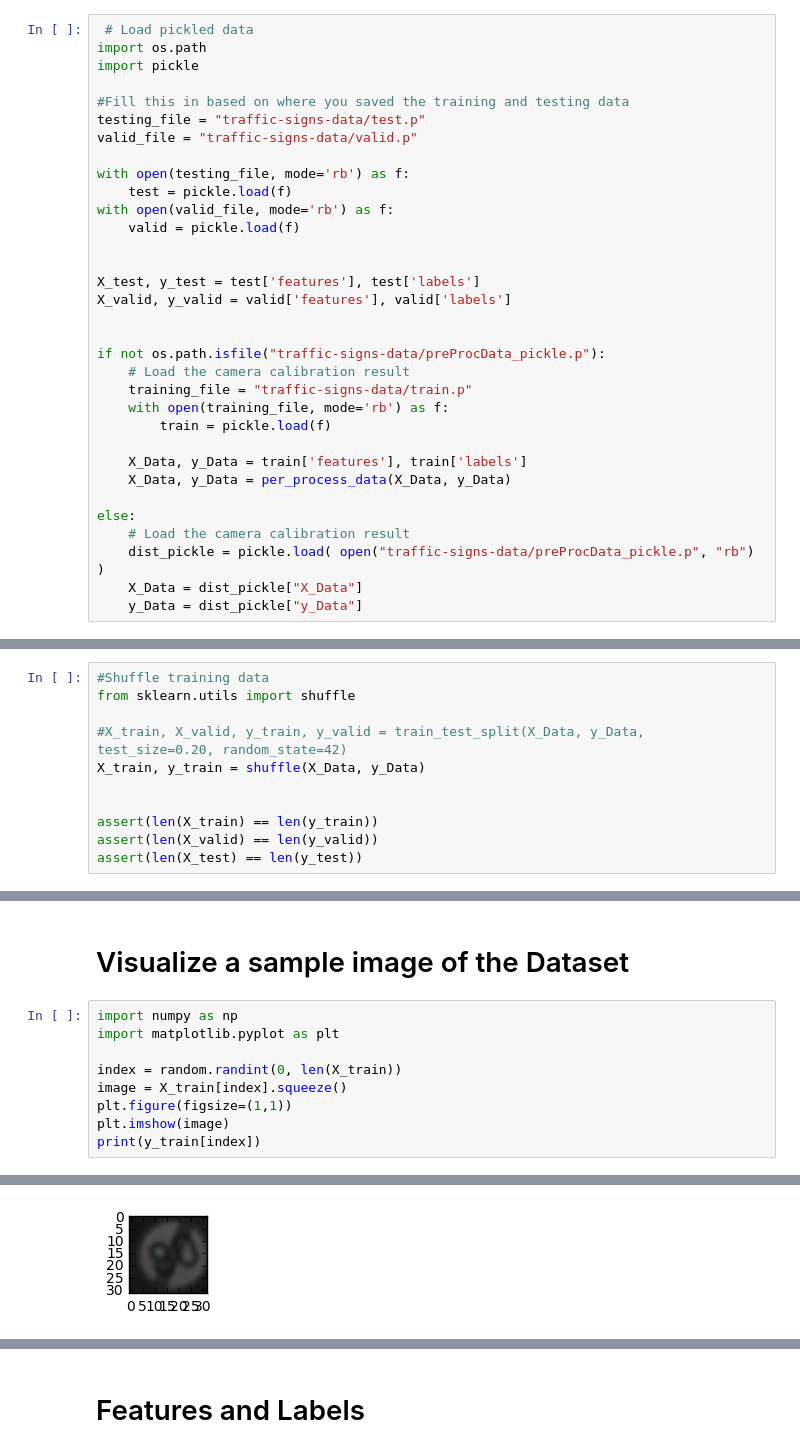
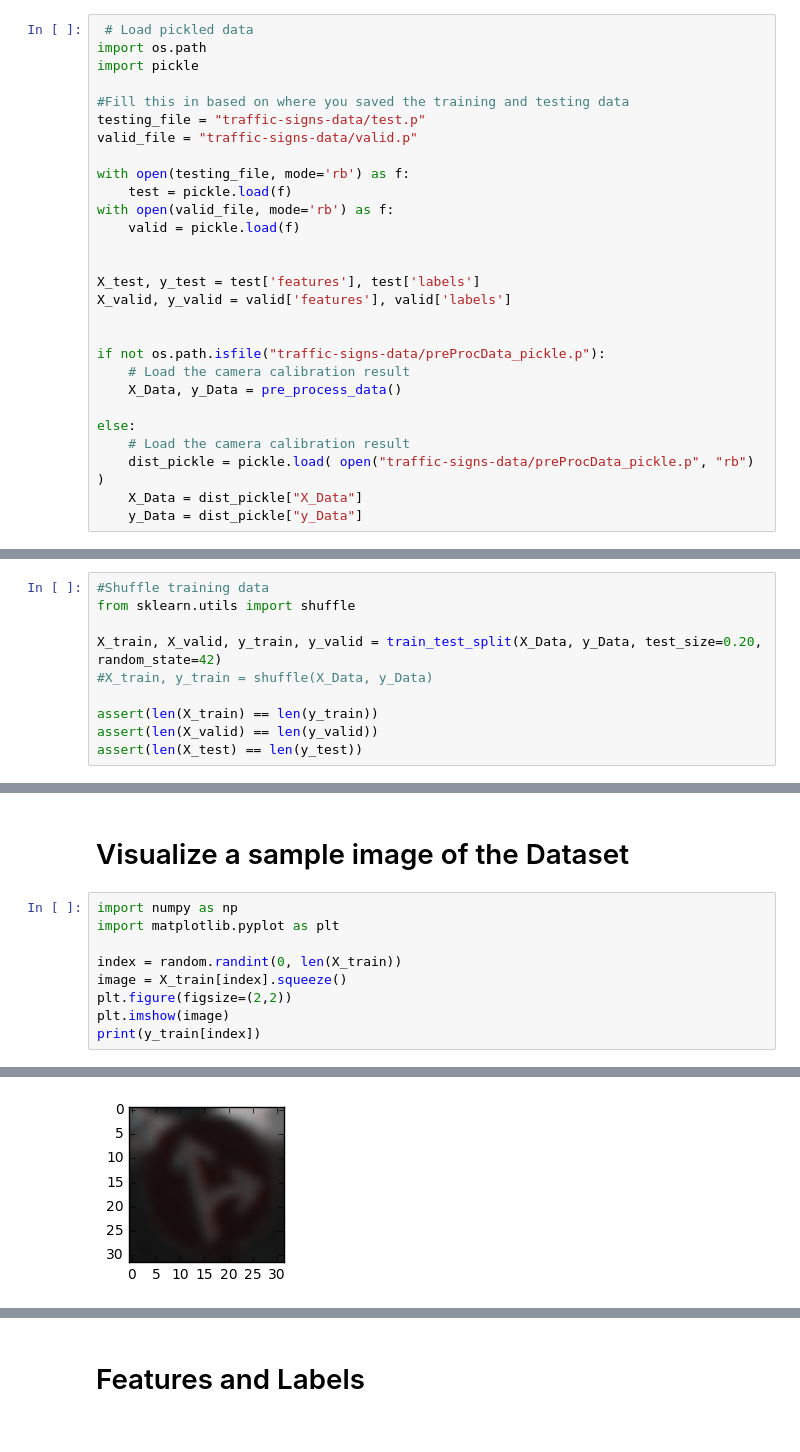
Before and after one commit to cuevas1208/Traffic_Sign_Classifier, a Jupyter notebook: main.ipynb, the cells around one changed output, grey strips where cells are left out. Saved outputs shown, nothing was run; the diff lists cells and outputs as text.

```diff
--- a/main.ipynb
+++ b/main.ipynb
@@ -89,12 +120,7 @@ X_valid, y_valid = valid['features'], valid['labels']
 
 if not os.path.isfile("traffic-signs-data/preProcData_pickle.p"):
     # Load the camera calibration result
-    training_file = "traffic-signs-data/train.p"
-    with open(training_file, mode='rb') as f:
-        train = pickle.load(f)
-
-    X_Data, y_Data = train['features'], train['labels']
-    X_Data, y_Data = per_process_data(X_Data, y_Data)
+    X_Data, y_Data = pre_process_data()
 
 else:
     # Load the camera calibration result
@@ -107,9 +133,8 @@ else:
 #Shuffle training data
 from sklearn.utils import shuffle
 
-#X_train, X_valid, y_train, y_valid = train_test_split(X_Data, y_Data, test_size=0.20, random_state=42)
-X_train, y_train = shuffle(X_Data, y_Data)
-
+X_train, X_valid, y_train, y_valid = train_test_split(X_Data, y_Data, test_size=0.20, random_state=42)
+#X_train, y_train = shuffle(X_Data, y_Data)
 
 assert(len(X_train) == len(y_train))
 assert(len(X_valid) == len(y_valid))
@@ -157,7 +185,7 @@ import matplotlib.pyplot as plt
 
 index = random.randint(0, len(X_train))
 image = X_train[index].squeeze()
-plt.figure(figsize=(1,1))
+plt.figure(figsize=(2,2))
 plt.imshow(image)
 print(y_train[index])
 # %% [output]
@@ -165,2 +193,2 @@ print(y_train[index])
-[figure, old version]
+[figure, new version]
 # %% [markdown]
```
Also changed, not shown: parts of 12 cells of this notebook, 8 other files.
